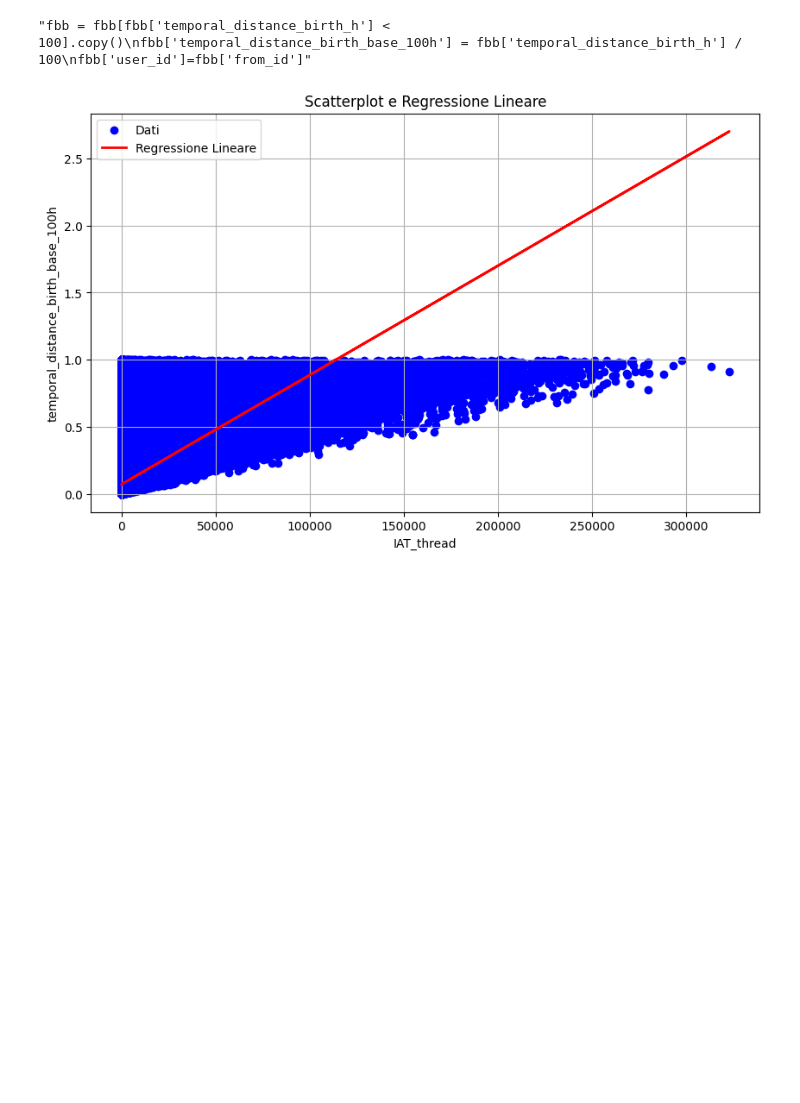
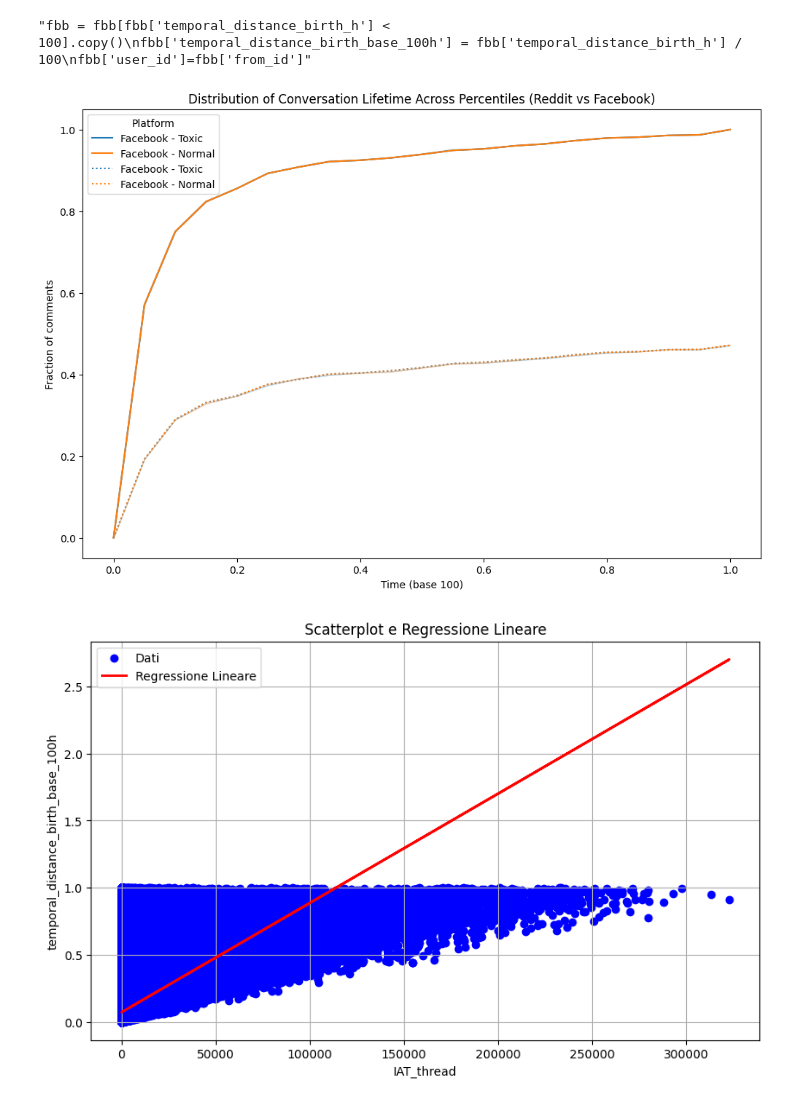
Before and after one commit to jacoponudo/Conversation_dynamics, a Jupyter notebook: src/SYN/search_parameters.ipynb, the cells around one changed output. Saved outputs shown, nothing was run; the diff lists cells and outputs as text; code cells hidden in the pictures; blank space fills up the shorter version.

```diff
--- a/src/SYN/search_parameters.ipynb
+++ b/src/SYN/search_parameters.ipynb
@@ -61,6 +61,32 @@ fbb['temporal_distance_birth_base_100h'] = fbb['temporal_distance_birth_h'] / 10
 fbb['user_id']=fbb['from_id']'''
 # %% [output]
 "fbb = fbb[fbb['temporal_distance_birth_h'] < 100].copy()\nfbb['temporal_distance_birth_base_100h'] = fbb['temporal_distance_birth_h'] / 100\nfbb['user_id']=fbb['from_id']"
+# %%
+vo['is_toxic']=vo['toxicity_score']>0.6
+
+share_toxic_comments=vo.groupby(['post_id'])['is_toxic'].mean().reset_index()
+
+threads_with_toxicity=share_toxic_comments[share_toxic_comments['is_toxic']>share_toxic_comments['is_toxic'].quantile(0.99)]['post_id']
+threads_wo_toxicity=share_toxic_comments[share_toxic_comments['is_toxic']<share_toxic_comments['is_toxic'].quantile(0.01)]['post_id']
+# %%
+fbt=vo[vo['post_id'].isin(threads_with_toxicity)]
+fbn=vo[vo['post_id'].isin(threads_with_toxicity)]
+# %%
+time_intervals = np.arange(0, 1.05, 0.05)  # Utilizzo di np.arange per intervalli decimali
+
+
+fbt_ECDF = calculate_ECDF(fbt, time_intervals)
+fbt_ECDF['Platform']='Facebook - Toxic'
+fbn_ECDF = calculate_ECDF(fbn, time_intervals)
+fbn_ECDF['Platform']='Facebook - Normal'
+
+
+combined_results = pd.concat([fbt_ECDF, fbn_ECDF], ignore_index=True)
+# %%
+df=combined_results
+plot_ECDF(df,level=0.99)
+# %% [output]
+[figure, added]
 # %%
 time_intervals = np.arange(0, 1.05, 0.05)  # Utilizzo di np.arange per intervalli decimali
 
```
